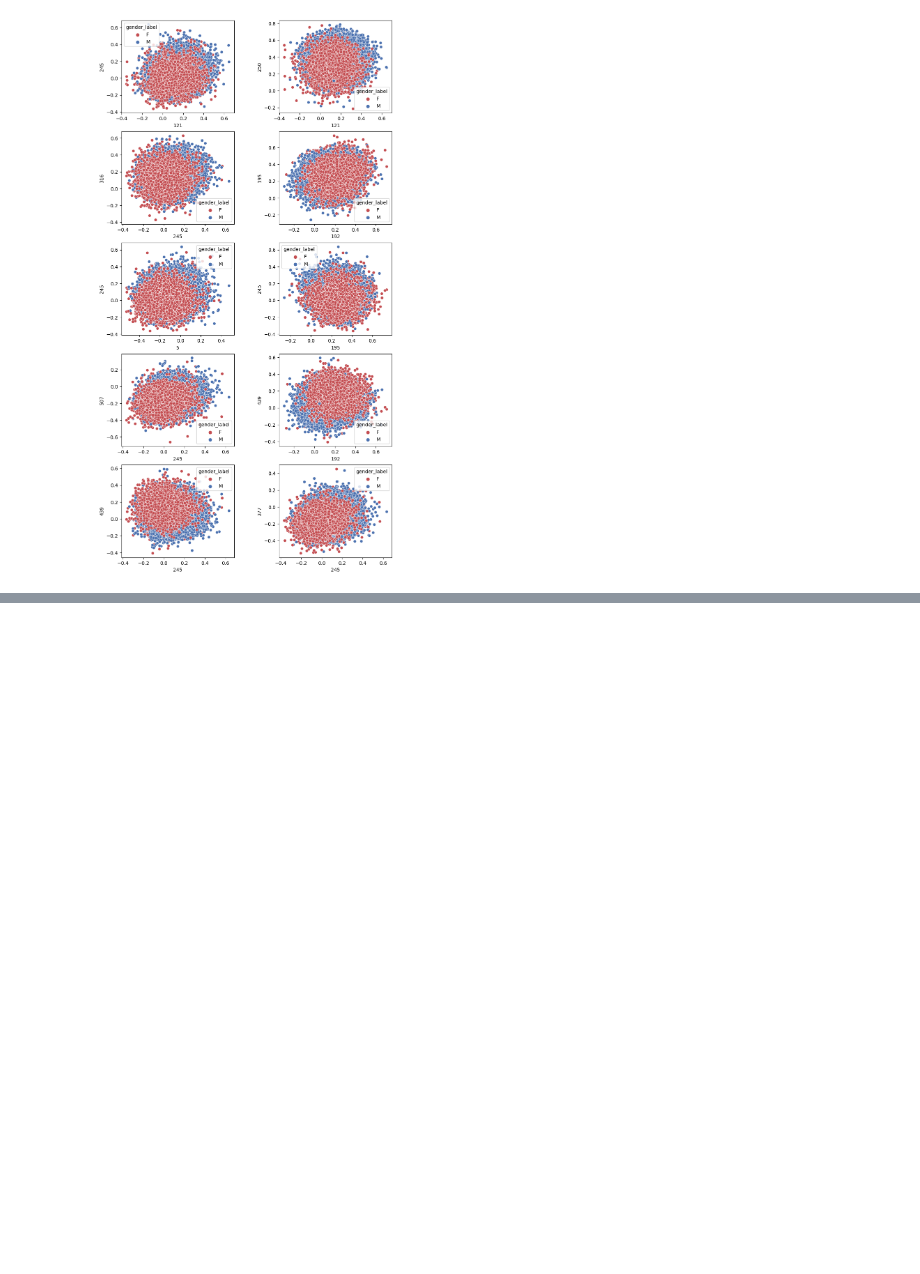
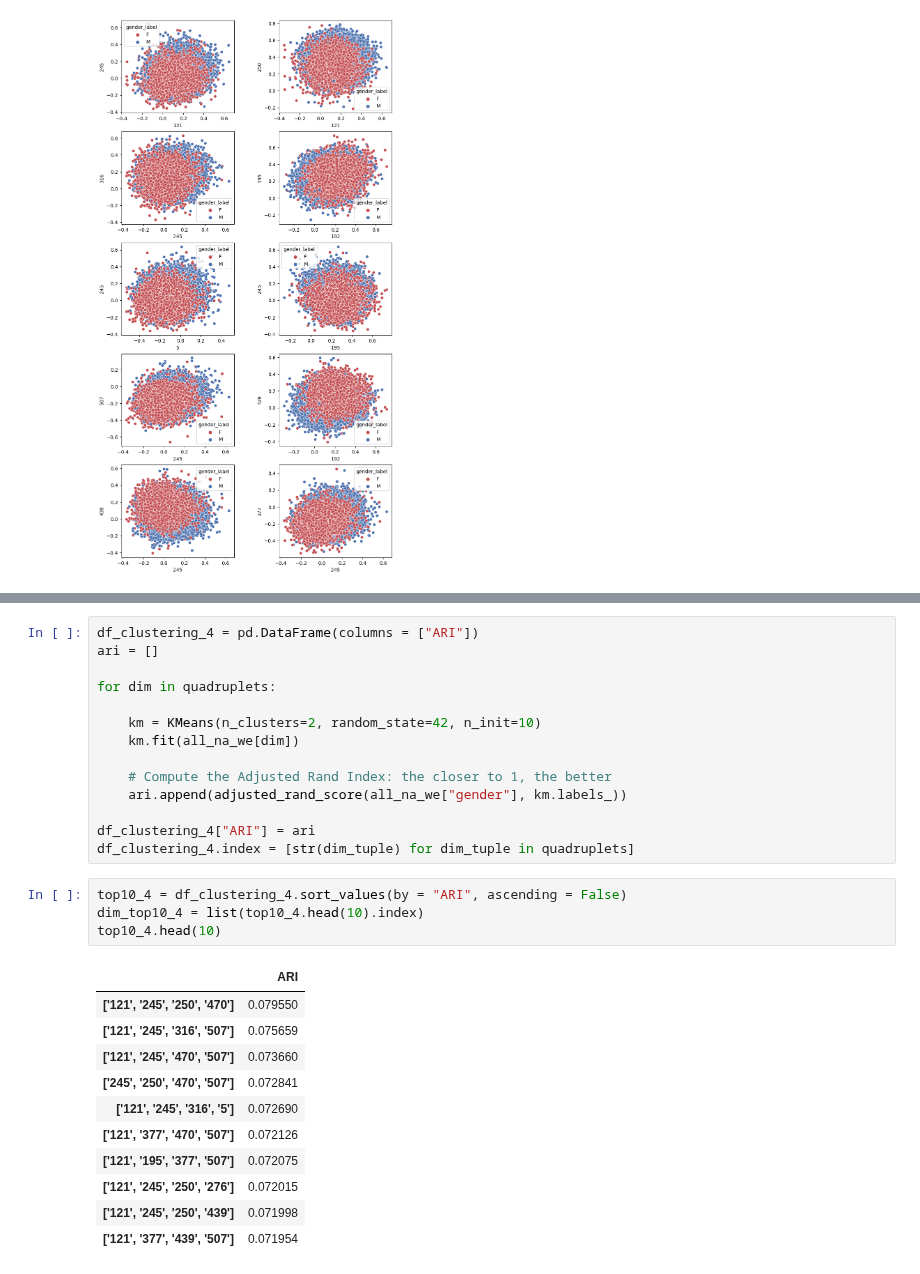
Before and after one commit to ClementineBleuze/WordEmbeddings, a Jupyter notebook: Notebooks_dim_clustering/gender_clustering.ipynb, the cells around one changed output, grey strips where cells are left out. Drawn from its saved outputs; the diff is of its cells as text; blank space fills up the shorter version.

```diff
--- a/Notebooks_dim_clustering/gender_clustering.ipynb
+++ b/Notebooks_dim_clustering/gender_clustering.ipynb
@@ -129,0 +195,30 @@ print(dim_top10_2, dim_top10_1)
+# %%
+df_clustering_4 = pd.DataFrame(columns = ["ARI"])
+ari = []
+
+for dim in quadruplets:
+
+    km = KMeans(n_clusters=2, random_state=42, n_init=10)
+    km.fit(all_na_we[dim])
+
+    # Compute the Adjusted Rand Index: the closer to 1, the better
+    ari.append(adjusted_rand_score(all_na_we["gender"], km.labels_))
+
+df_clustering_4["ARI"] = ari
+df_clustering_4.index = [str(dim_tuple) for dim_tuple in quadruplets]
+# %%
+top10_4 = df_clustering_4.sort_values(by = "ARI", ascending = False)
+dim_top10_4 = list(top10_4.head(10).index)
+top10_4.head(10)
+# %% [output]
+|  | ARI |
+| ['121', '245', '250', '470'] | 0.079550 |
+| ['121', '245', '316', '507'] | 0.075659 |
+| ['121', '245', '470', '507'] | 0.073660 |
+| ['245', '250', '470', '507'] | 0.072841 |
+| ['121', '245', '316', '5'] | 0.072690 |
+| ['121', '377', '470', '507'] | 0.072126 |
+| ['121', '195', '377', '507'] | 0.072075 |
+| ['121', '245', '250', '276'] | 0.072015 |
+| ['121', '245', '250', '439'] | 0.071998 |
+| ['121', '377', '439', '507'] | 0.071954 |
```
Also changed, not shown: parts of 13 cells of this notebook.
